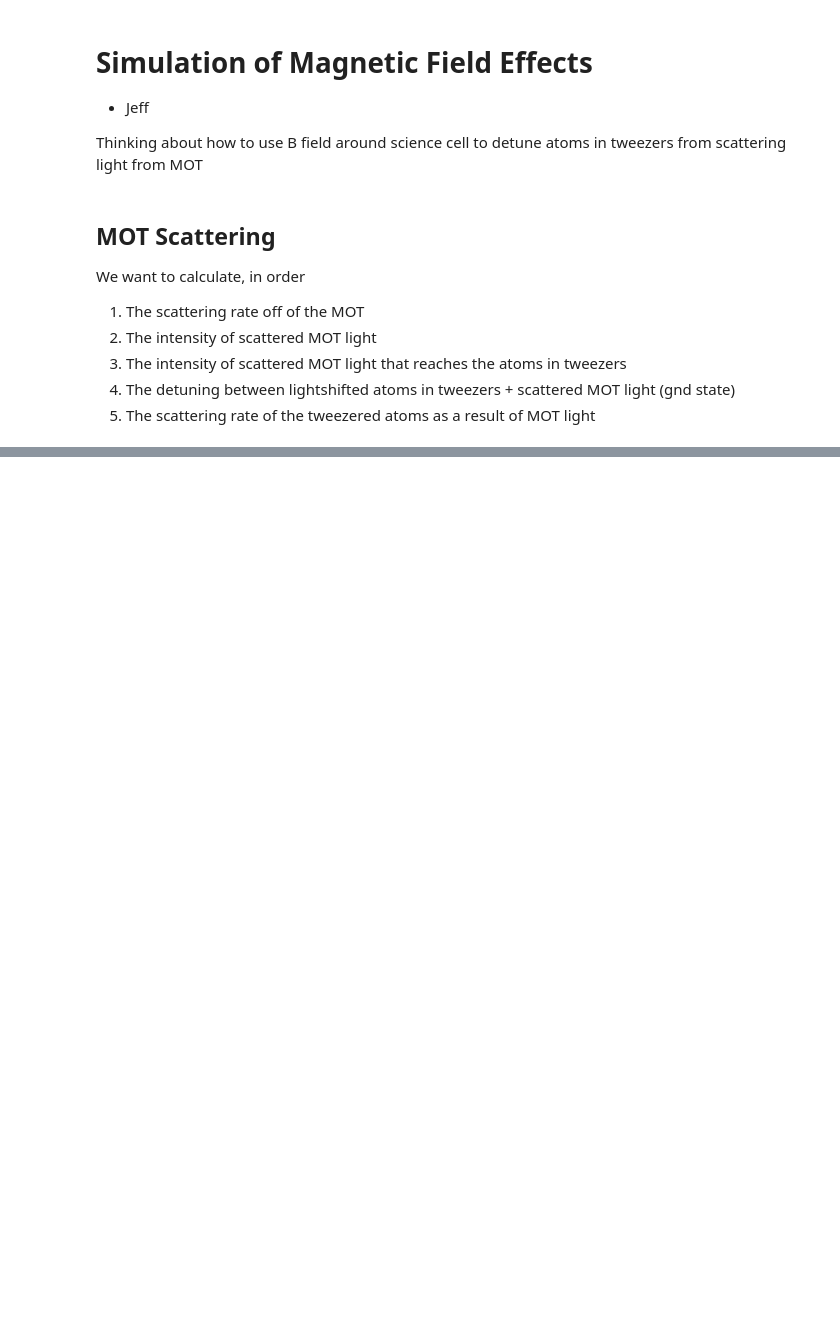
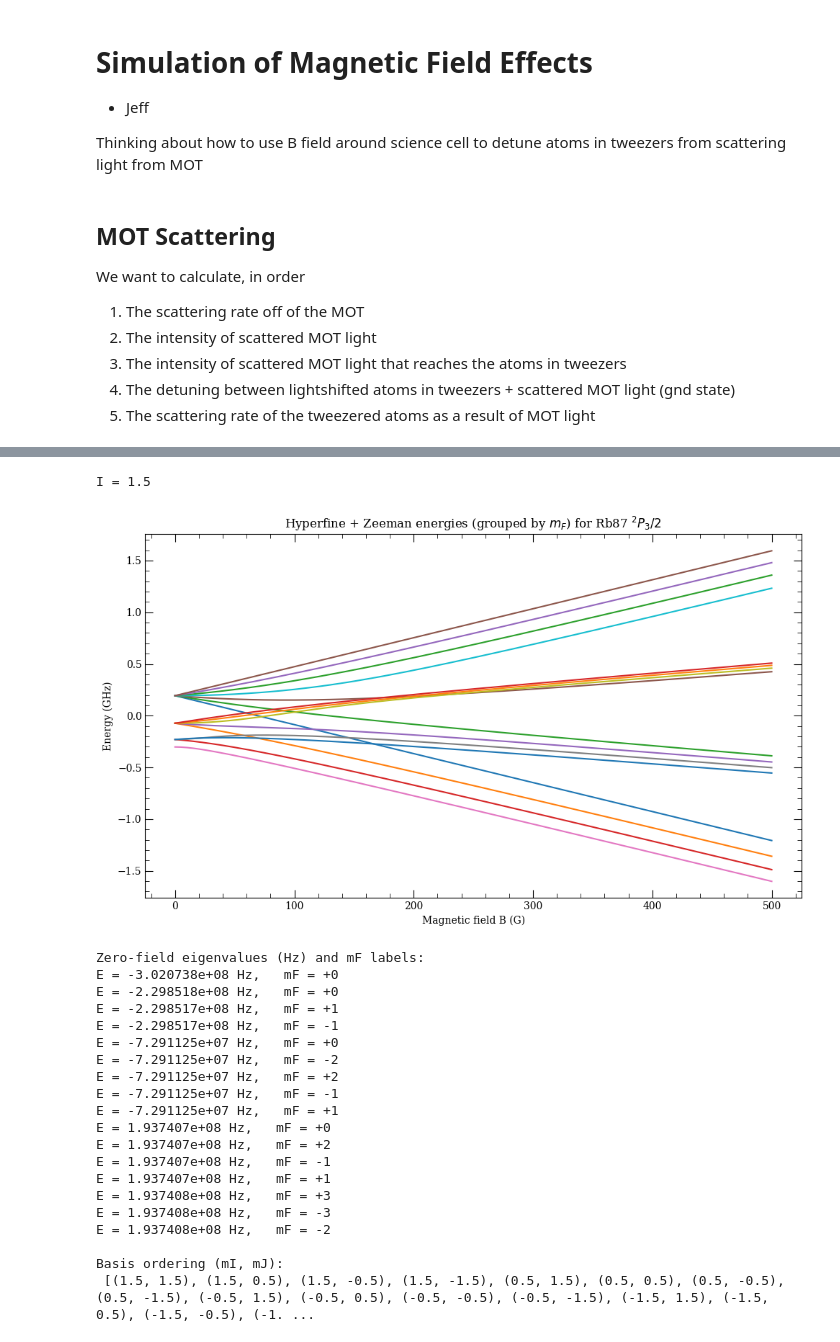
Before and after one commit to Lopez-Santi/RbCs-simulations, a Jupyter notebook: lattice transport/magneticdependence.ipynb, the cells around one changed output, grey strips where cells are left out. Drawn from its saved outputs; the diff is of its cells as text; code cells hidden in the pictures; blank space fills up the shorter version.

```diff
--- a/lattice transport/magneticdependence.ipynb
+++ b/lattice transport/magneticdependence.ipynb
@@ -329 +356,64 @@ Basis ordering (mI, mJ):
+# %%
+## 5^2 P_(3/2) ##
+atom = arc.Rubidium87()   # pick an atom
+n = 5
+L = 1
+J = 3/2
+S = 1/2  # For alkali atoms
+
+# Calculated constants
+gJ = lande_gJ(L, S, J, gL=atom.gL, gS=atom.gS)
+gI = atom.gI             # nuclear g-factor (dimensionless, for use with μ_N)
+I  = atom.I              # nuclear spin
+
+print("I =", I)
+A_hz, B_hz = atom.getHFSCoefficients(n=n, l=L, j=J)
+
+B_fields = np.linspace(0.0, 0.05, 201)  # Tesla (0..500 G)
+
+# Diagonalize and label by mF
+Bs, energies_by_mF, basis, mF_list = diagonalize_levels_by_mF(
+    I, J,
+    A_hz=A_hz, B_hz=B_hz,
+    gJ=gJ, gI=gI,
+    B_fields=B_fields
+)
+
+# Plot energy levels vs B (Hz)
+plt.figure(figsize=(10, 6))
+
+# Loop over mF blocks; each block has shape (nB, nStatesInBlock)
+for mF in mF_list:
+    Eblock = energies_by_mF[mF]  # (len(Bs), n_lines_in_this_mF)
+    for k in range(Eblock.shape[1]):
+        plt.plot(Bs * 1e4, Eblock[:, k] / 1e9)  # B in Gauss, E in GHz
+
+plt.xlabel("Magnetic field B (G)")
+plt.ylabel("Energy (GHz)")
+plt.title(f"Hyperfine + Zeeman energies (grouped by $m_F$) for {atom.elementName} ${spectroscopic_term(L=L, S=S, J=J)}$")
+plt.tight_layout()
+plt.show()
+# %% [output]
+I = 1.5
+[figure, added]
+Zero-field eigenvalues (Hz) and mF labels:
+E = -3.020738e+08 Hz,   mF = +0
+E = -2.298518e+08 Hz,   mF = +0
+E = -2.298517e+08 Hz,   mF = +1
+E = -2.298517e+08 Hz,   mF = -1
+E = -7.291125e+07 Hz,   mF = +0
+E = -7.291125e+07 Hz,   mF = -2
+E = -7.291125e+07 Hz,   mF = +2
+E = -7.291125e+07 Hz,   mF = -1
+E = -7.291125e+07 Hz,   mF = +1
+E = 1.937407e+08 Hz,   mF = +0
+E = 1.937407e+08 Hz,   mF = +2
+E = 1.937407e+08 Hz,   mF = -1
+E = 1.937407e+08 Hz,   mF = +1
+E = 1.937408e+08 Hz,   mF = +3
+E = 1.937408e+08 Hz,   mF = -3
+E = 1.937408e+08 Hz,   mF = -2
+
+Basis ordering (mI, mJ):
+ [(1.5, 1.5), (1.5, 0.5), (1.5, -0.5), (1.5, -1.5), (0.5, 1.5), (0.5, 0.5), (0.5, -0.5), (0.5, -1.5), (-0.5, 1.5), (-0.5, 0.5), (-0.5, -0.5), (-0.5, -1.5), (-1.5, 1.5), (-1.5, 0.5), (-1.5, -0.5), (-1. ...
 # %%
```
Also changed, not shown: parts of 16 cells of this notebook.
